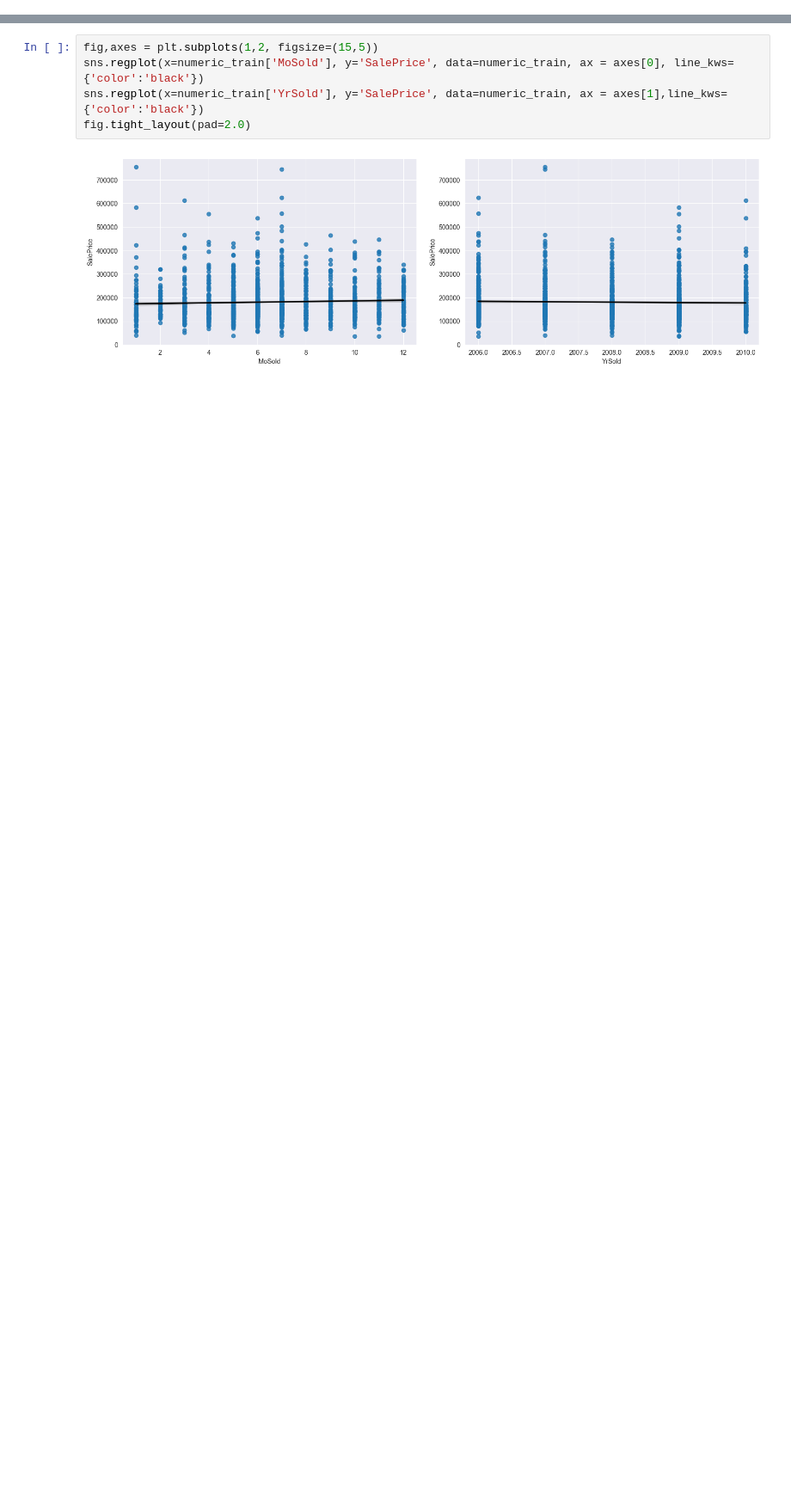
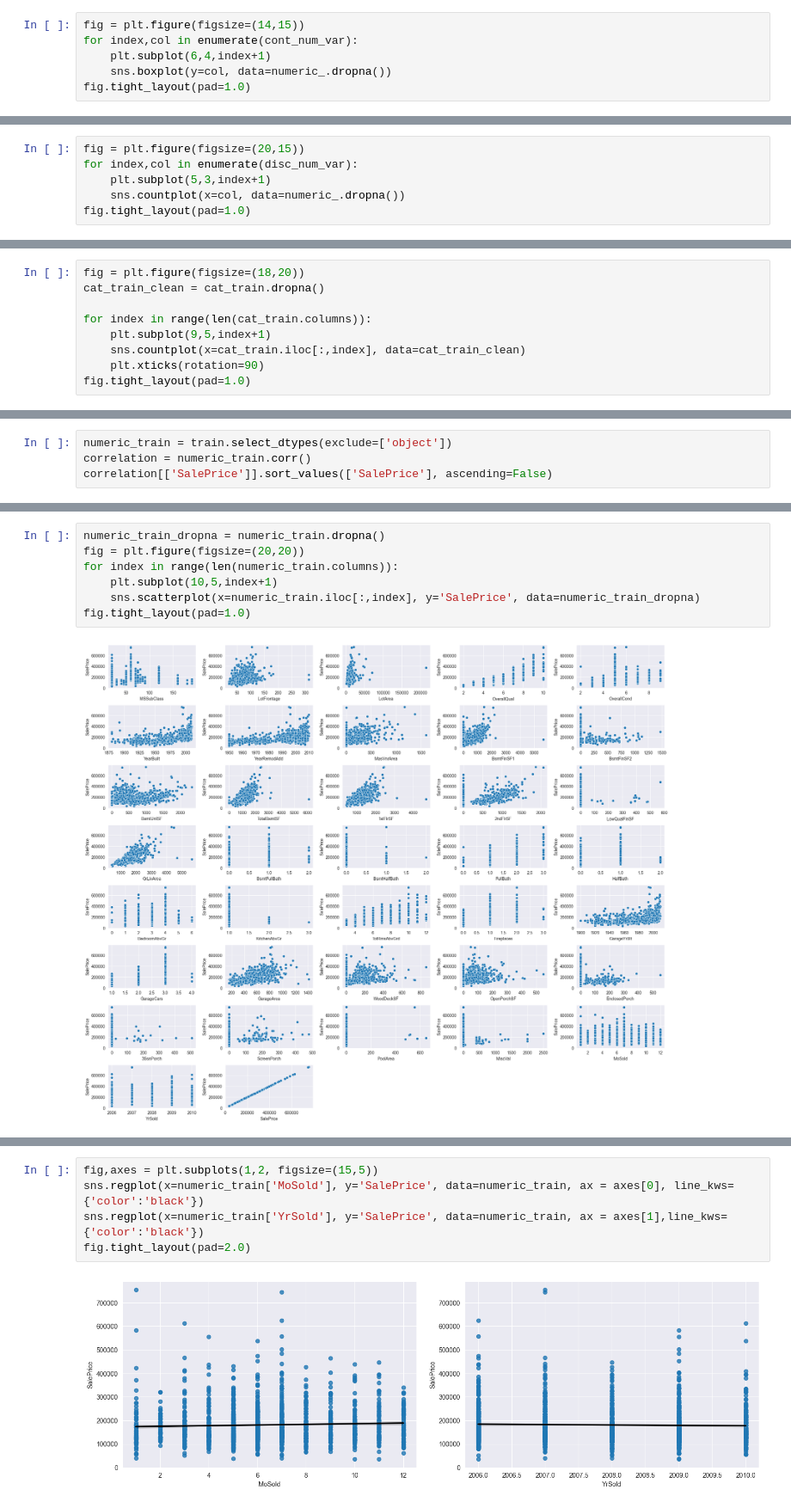
Before and after one commit to t734070824/my-projects, a Jupyter notebook: Housing-Prices-Competition/Housing-Prices-Competition.ipynb, the cells around one changed output, grey strips where cells are left out. Shown at 86% size. Drawn from its saved outputs; the diff is of its cells as text; blank space fills up the shorter version.

```diff
--- a/Housing-Prices-Competition/Housing-Prices-Competition.ipynb
+++ b/Housing-Prices-Competition/Housing-Prices-Competition.ipynb
@@ -167,0 +101,6 @@ print(train_data.shape)
+# %%
+fig = plt.figure(figsize=(14,15))
+for index,col in enumerate(cont_num_var):
+    plt.subplot(6,4,index+1)
+    sns.boxplot(y=col, data=numeric_.dropna())
+fig.tight_layout(pad=1.0)
@@ -167,0 +109,6 @@ print(train_data.shape)
+# %%
+fig = plt.figure(figsize=(20,15))
+for index,col in enumerate(disc_num_var):
+    plt.subplot(5,3,index+1)
+    sns.countplot(x=col, data=numeric_.dropna())
+fig.tight_layout(pad=1.0)
@@ -167,0 +117,9 @@ print(train_data.shape)
+# %%
+fig = plt.figure(figsize=(18,20))
+cat_train_clean = cat_train.dropna()
+
+for index in range(len(cat_train.columns)):
+    plt.subplot(9,5,index+1)
+    sns.countplot(x=cat_train.iloc[:,index], data=cat_train_clean)
+    plt.xticks(rotation=90)
+fig.tight_layout(pad=1.0)
@@ -167,0 +135,4 @@ print(train_data.shape)
+# %%
+numeric_train = train.select_dtypes(exclude=['object'])
+correlation = numeric_train.corr()
+correlation[['SalePrice']].sort_values(['SalePrice'], ascending=False)
@@ -167,0 +157,9 @@ print(train_data.shape)
+# %%
+numeric_train_dropna = numeric_train.dropna()
+fig = plt.figure(figsize=(20,20))
+for index in range(len(numeric_train.columns)):
+    plt.subplot(10,5,index+1)
+    sns.scatterplot(x=numeric_train.iloc[:,index], y='SalePrice', data=numeric_train_dropna)
+fig.tight_layout(pad=1.0)
+# %% [output]
+[figure, added]
```
Also changed, not shown: parts of 87 cells of this notebook, 5 other files.
